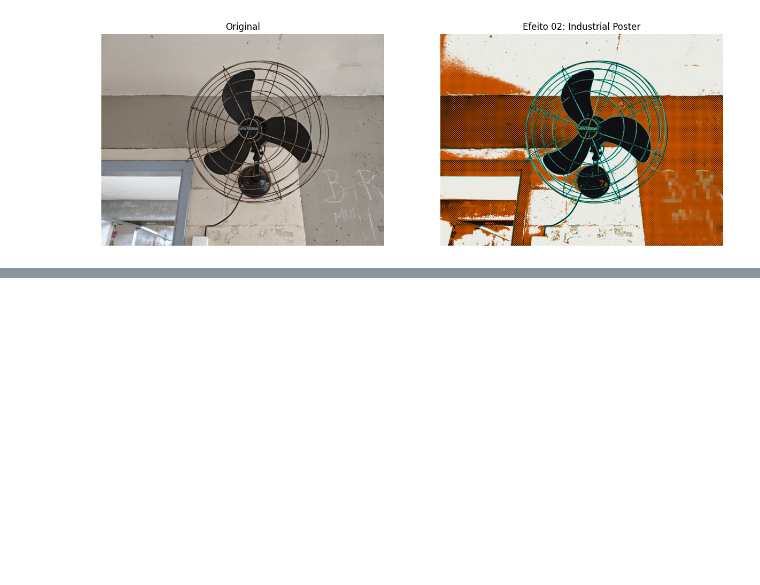
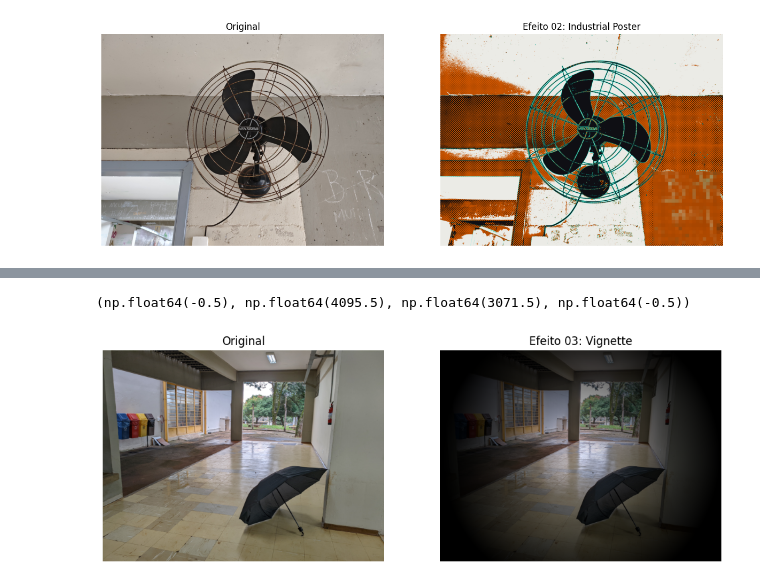
Before and after one commit to UNICAMP-EA979/1s2026-EA979-ProjetoPI-Efeitos, a Jupyter notebook: src/notebooks/effects_preview.ipynb, the cells around one changed output, grey strips where cells are left out. Drawn from its saved outputs; the diff is of its cells as text; code cells hidden in the pictures; blank space fills up the shorter version.

```diff
--- a/src/notebooks/effects_preview.ipynb
+++ b/src/notebooks/effects_preview.ipynb
@@ -170,0 +180,28 @@ plt.show()
+# %%
+def vignette_effect(image: np.ndarray, strength: float = 0.5) -> np.ndarray:
+    h, w, _ = image.shape
+    x, y = np.meshgrid(np.arange(w), np.arange(h))
+    center_y, center_x = h / 2, w / 2
+    distance_from_center = np.sqrt((x - center_x) ** 2 + (y - center_y) ** 2)
+    max_distance = np.sqrt(center_x ** 2 + center_y ** 2)
+
+    vignette_mask = 1 - (distance_from_center / max_distance) * strength
+    vignette_mask = np.clip(vignette_mask, 0, 1)
+
+    vignette_mask = vignette_mask.reshape(h, w, 1)
+
+    return np.clip(image * vignette_mask, 0, 255).astype(np.uint8)
+# %%
+vignette_img = vignette_effect(umbrella_img, strength=1.25)
+plt.figure(figsize=(12, 6))
+plt.subplot(1, 2, 1)
+plt.title("Original")
+plt.imshow(umbrella_img)
+plt.axis('off')
+plt.subplot(1, 2, 2)
+plt.title("Efeito 03: Vignette")
+plt.imshow(vignette_img)
+plt.axis('off')
+# %% [output]
+(np.float64(-0.5), np.float64(4095.5), np.float64(3071.5), np.float64(-0.5))
+[figure, added]
```
Also changed, not shown: parts of 12 cells of this notebook, 1 other file.
